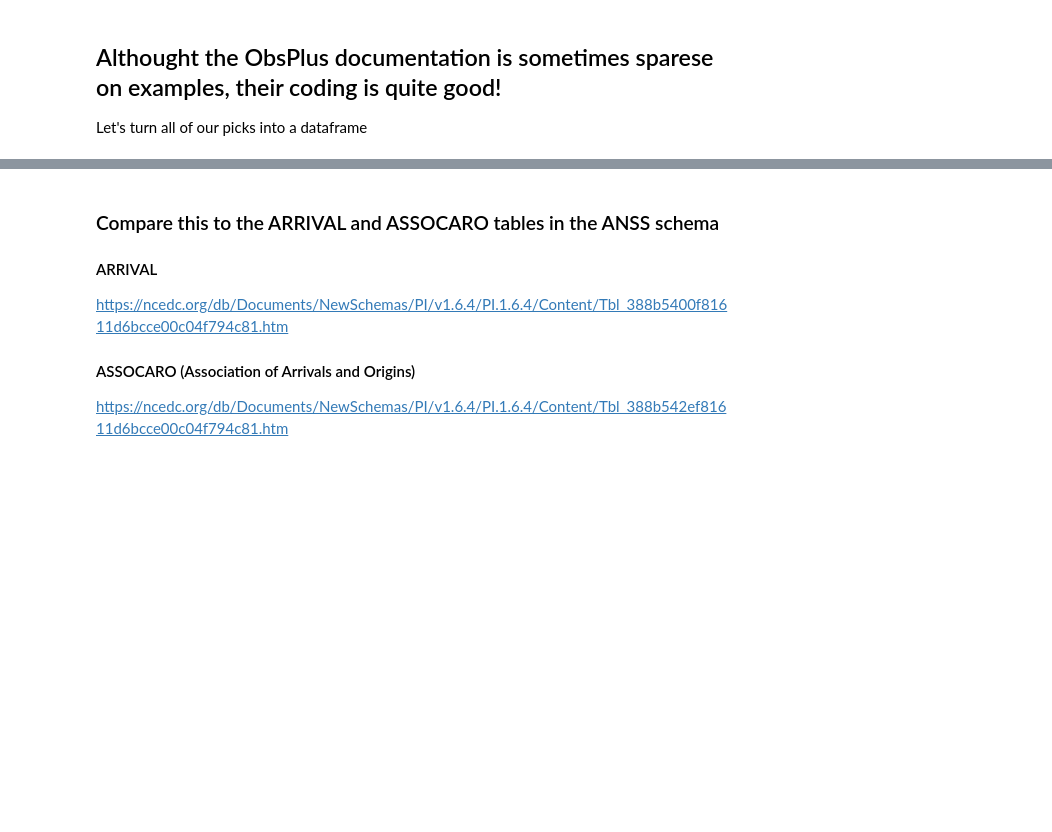
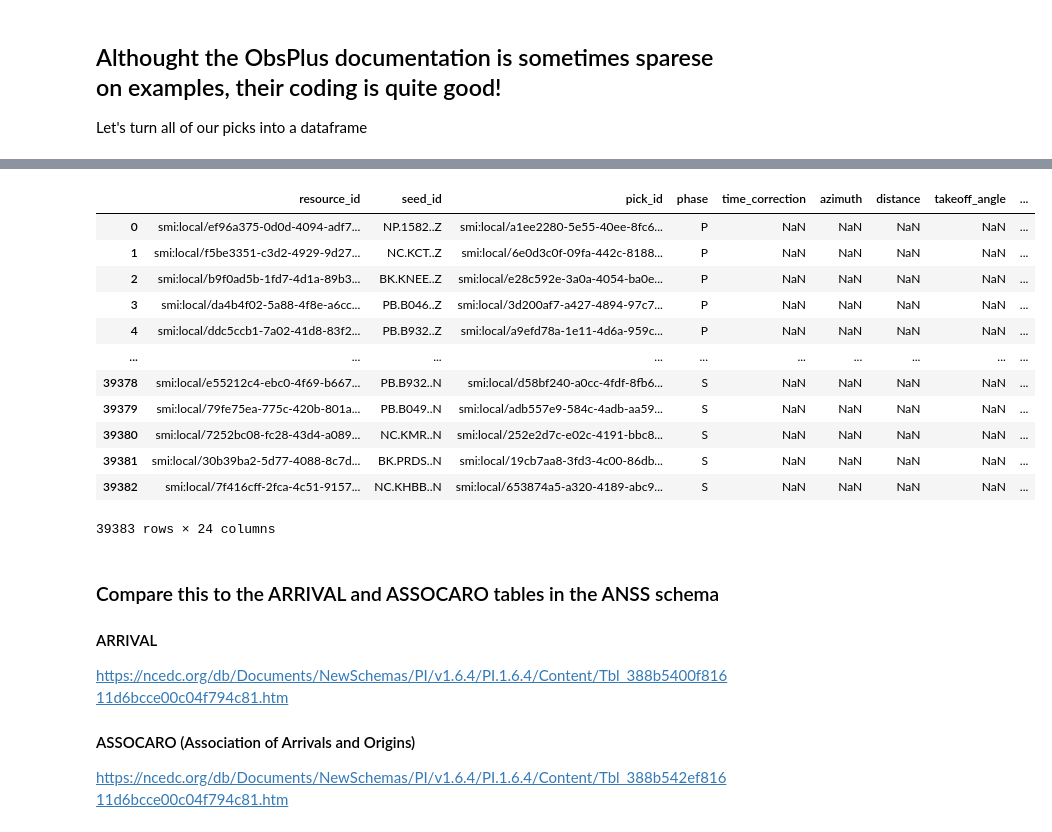
Before and after one commit to cascadiaquakes/2025_ML_TSC, a Jupyter notebook: notebooks/Nate/catalog_management.ipynb, the cells around one changed output, grey strips where cells are left out. Cells and saved outputs as stored; diff of their text form; code cells hidden in the pictures; blank space fills up the shorter version.

```diff
--- a/notebooks/Nate/catalog_management.ipynb
+++ b/notebooks/Nate/catalog_management.ipynb
@@ -24,8 +28,12 @@ from obspy.clients.fdsn import Client
 # %%
 # TODO: Make sure this points at wherever you saved your HypoDD outputs
 ROOT = Path.cwd()
+# Example data
 DATA = ROOT/'data'
+# Where to save our eventbank
 CATD = ROOT/'catalog_files'
+# Where to find our raw waveforms
+WFDIR = ROOT.parent/'data'
 os.makedirs(str(CATD), exist_ok=True)
 print(f'The data directory is registered as {DATA}')
 # %% [output]
@@ -81,14 +98,45 @@ Let's turn all of our picks into a dataframe
+# %%
+# We need to re-introduce some information into our pick objects
+# Specifically location and channel codes
+# Get a nested dictionary of all channel codes to
+mseed_list = glob(str(WFDIR/'*'))
+sncl_set = set(['.'.join(os.path.split(_f)[-1].split('.')[:4]) for _f in mseed_list])
+display(sncl_set)
+
+mapping = {}
+for sncl in sncl_set:
+    s,n,c,l = sncl.split('.')
+    nslc = '.'.join([n,s,l,c])
+    sn = s + '.' + n
+    if sn not in mapping.keys():
+        mapping.update({sn:{}})
+    if c[-1] not in mapping[sn].keys():
+        mapping[sn].update({c[-1]: nslc})
+
+display(mapping)
 # %%
-# Turns out the *.pha I/O for ObsPy has a little bug, so we need to apply a small correction to assign network and station codes to the correct fields
-try:
-    df_picks = cat.arrivals_to_df()
-except:
-    for event in cat.events:
-        for pick in event.picks:
-            sn = pick.waveform_id.station_code
-            pick.waveform_id.station_code=sn.split('.')[0]
-            pick.waveform_id.network_code=sn.split('.')[1]
-    df_picks = cat.arrivals_to_df()
+# Run small corrections
+for event in cat.events:
+    for pick in event.picks:
+        sn = pick.waveform_id.station_code
+        pick.waveform_id.station_code=sn.split('.')[0]
+        pick.waveform_id.network_code=sn.split('.')[1]
+df_picks = cat.arrivals_to_df()
+display(df_picks)
+# %% [output]
+|  | resource_id | seed_id | pick_id | phase | time_correction | azimuth | distance | takeoff_angle | ... |
+| 0 | smi:local/ef96a375-0d0d-4094-adf7... | NP.1582..Z | smi:local/a1ee2280-5e55-40ee-8fc6... | P | NaN | NaN | NaN | NaN | ... |
+| 1 | smi:local/f5be3351-c3d2-4929-9d27... | NC.KCT..Z | smi:local/6e0d3c0f-09fa-442c-8188... | P | NaN | NaN | NaN | NaN | ... |
+| 2 | smi:local/b9f0ad5b-1fd7-4d1a-89b3... | BK.KNEE..Z | smi:local/e28c592e-3a0a-4054-ba0e... | P | NaN | NaN | NaN | NaN | ... |
+| 3 | smi:local/da4b4f02-5a88-4f8e-a6cc... | PB.B046..Z | smi:local/3d200af7-a427-4894-97c7... | P | NaN | NaN | NaN | NaN | ... |
+| 4 | smi:local/ddc5ccb1-7a02-41d8-83f2... | PB.B932..Z | smi:local/a9efd78a-1e11-4d6a-959c... | P | NaN | NaN | NaN | NaN | ... |
+| ... | ... | ... | ... | ... | ... | ... | ... | ... | ... |
+| 39378 | smi:local/e55212c4-ebc0-4f69-b667... | PB.B932..N | smi:local/d58bf240-a0cc-4fdf-8fb6... | S | NaN | NaN | NaN | NaN | ... |
+| 39379 | smi:local/79fe75ea-775c-420b-801a... | PB.B049..N | smi:local/adb557e9-584c-4adb-aa59... | S | NaN | NaN | NaN | NaN | ... |
+| 39380 | smi:local/7252bc08-fc28-43d4-a089... | NC.KMR..N | smi:local/252e2d7c-e02c-4191-bbc8... | S | NaN | NaN | NaN | NaN | ... |
+| 39381 | smi:local/30b39ba2-5d77-4088-8c7d... | BK.PRDS..N | smi:local/19cb7aa8-3fd3-4c00-86db... | S | NaN | NaN | NaN | NaN | ... |
+| 39382 | smi:local/7f416cff-2fca-4c51-9157... | NC.KHBB..N | smi:local/653874a5-a320-4189-abc9... | S | NaN | NaN | NaN | NaN | ... |
+39383 rows × 24 columns
 # %% [markdown]
 ### Compare this to the ARRIVAL and ASSOCARO tables in the ANSS schema
 
```
Also changed, not shown: parts of 26 cells of this notebook.
